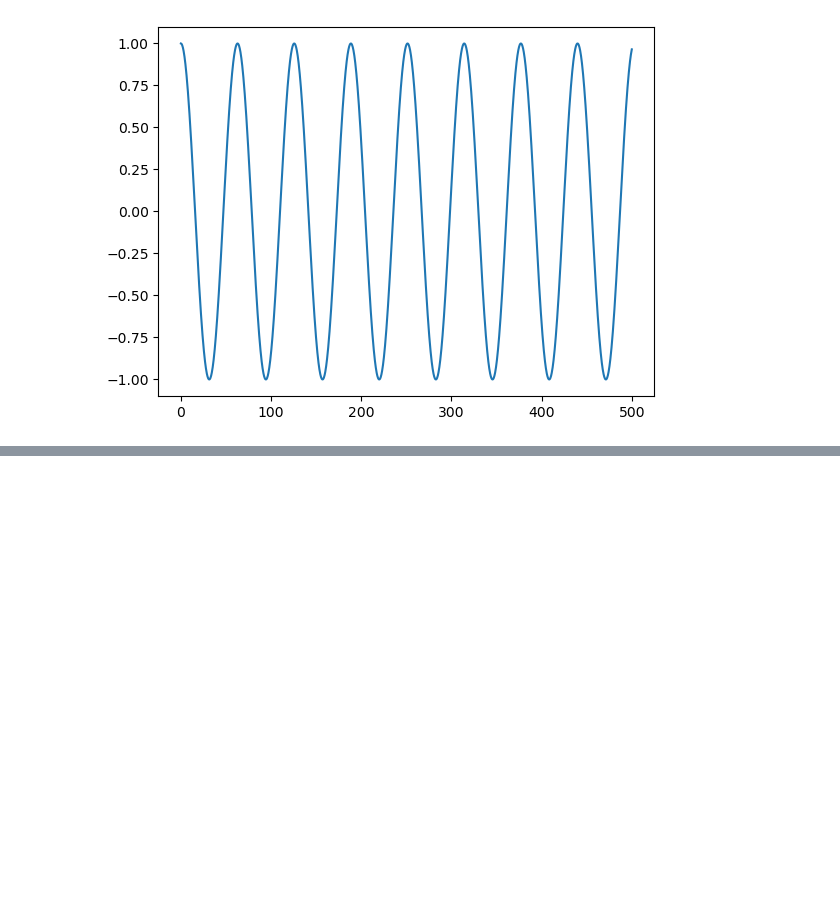
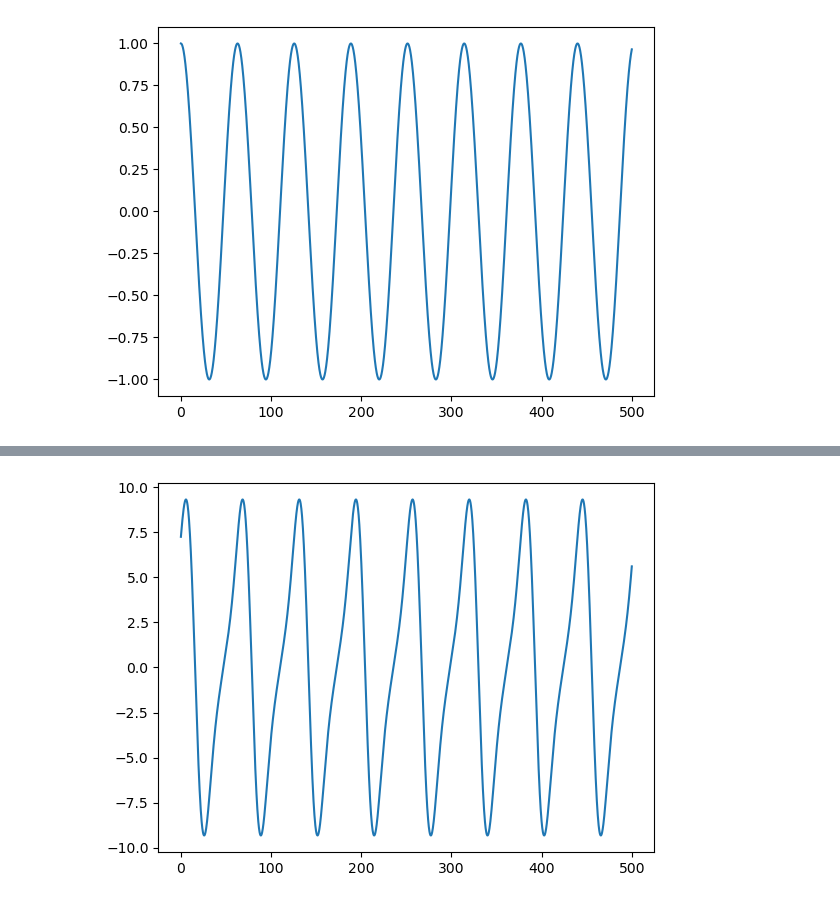
Before and after one commit to kaitlynchen1/moment-of-velocity, a Jupyter notebook: moment of velocity.ipynb, the cells around one changed output, grey strips where cells are left out. Cells and saved outputs as stored; diff of their text form; code cells hidden in the pictures; blank space fills up the shorter version.

```diff
--- a/moment of velocity.ipynb
+++ b/moment of velocity.ipynb
@@ -187,0 +128,96 @@ def avg_v3_multi_mode(t, omega, psi, A, B, sigma, vrot):
+# %%
+def avg_v3_multi_mode(t, omega, psi, A, B, sigma, vrot):
+    """<v^3> for multiple modes"""
+    # constants
+    N=len(A)
+
+    # start off summation with terms 0
+    total_term1 = 0
+    total_term2 = 0
+    total_term3 = 0
+    total_term4 = 0
+    total_term5 = 0
+    total_term6 = 0
+    total_term7 = 0
+    total_term8 = 0
+    total_term9 = 0
+
+    for j in range(N):
+        # term 1
+        F = .25*(A[j]**3 - 3*A[j]*B[j]**2)
+        term1 = F*np.cos(3*omega[j]*t + 3*psi[j])
+        total_term1+=term1
+
+        # term 2
+        G = 3*vrot*A[j]*B[j]
+        term2 = G*np.sin(2*omega[j]*t + 2*psi[j])
+        total_term2+=term2
+
+        # term 3
+        RST = 3*(vrot**2+sigma**2)*A[j]+.75*(A[j]**3)+A[j]*B[j]**2
+        term3 = RST*np.cos(omega[j]*t + psi[j])
+        total_term3+=term3
+
+        # calculate the inner summations
+        for k in range(N):
+            for n in range(N):
+                if k != j:
+                    # term 4
+                    Gb2 = -3*vrot*A[j]*B[k]
+                    term4 = Gb2*np.sin((omega[j] - omega[k])*t + psi[j] - psi[k])
+                    total_term4+=term4
+
+                    # term 5
+                    Gs2 = 3*vrot*A[j]*B[k]
+                    term5 = Gs2*np.sin((omega[j] + omega[k])*t + psi[j] + psi[k])
+                    total_term5+=term5
+
+                    # or terms
+                    # term 6
+                    F11 = -.75*B[j]*A[k]*B[n] + .25*A[j]*A[k]*A[n]
+                    term6 = F11*np.cos((omega[j] + omega[k] + omega[n])*t + psi[j] + psi[k] + psi[n])
+                    total_term6+=term6
+
+                    # term 7
+                    F21 = .75*B[j]*A[k]*B[n] + .25*A[j]*A[k]*A[n]
+                    term7 = F21*np.cos((-omega[j] + omega[k] + omega[n])*t - psi[j] + psi[k] + psi[n])
+                    total_term7+=term7
+
+                    # it seems like f31=f11 and f41 = f21?
+                    # term 8
+                    F31 = F11
+                    term7 = F31*np.cos((omega[j] - omega[k] + omega[n])*t + psi[j] - psi[k] + psi[n])
+                    total_term8+=term8
+
+                    F41 = F21
+                    term7 = F41*np.cos((omega[j] + omega[k] - omega[n])*t + psi[j] + psi[k] - psi[n])
+                    total_term8+=term8
+
+                # check the or condition in summations, else if?
+                elif n != j:
+                    # term 6 again
+                    F11 = -.75*B[j]*A[k]*B[n] + .25*A[j]*A[k]*A[n]
+                    term6 = F11*np.cos((omega[j] + omega[k] + omega[n])*t + psi[j] + psi[k] + psi[n])
+                    total_term6+=term6
+
+                    # term 7 again
+                    F21 = .75*B[j]*A[k]*B[n] + .25*A[j]*A[k]*A[n]
+                    term7 = F21*np.cos((-omega[j] + omega[k] + omega[n])*t - psi[j] + psi[k] + psi[n])
+                    total_term7+=term7
+
+                    # it seems like f31=f11 and f41 = f21?
+                    # term 8 again
+                    F31 = F11
+                    term7 = F31*np.cos((omega[j] - omega[k] + omega[n])*t + psi[j] - psi[k] + psi[n])
+                    total_term8+=term8
+
+                    # term 9 again
+                    F41 = F21
+                    term7 = F41*np.cos((omega[j] + omega[k] - omega[n])*t + psi[j] + psi[k] - psi[n])
+                    total_term9+=term9
+
+    total = total_term1+total_term2+total_term3+total_term4+total_term5+total_term6+total_term7+total_term8+total_term9
+    return total
+plt.plot(t, avg_v3_multi_mode(t, [omega], [psi], [A], [B], 1, 1))
+avg_v3_multi_mode(t, [omega], [psi], [A], [B], 1, 1)
+# %% [output]
@@ -187,0 +226 @@ def avg_v3_multi_mode(t, omega, psi, A, B, sigma, vrot):
+[figure, added]
```
Also changed, not shown: parts of 5 cells of this notebook.
